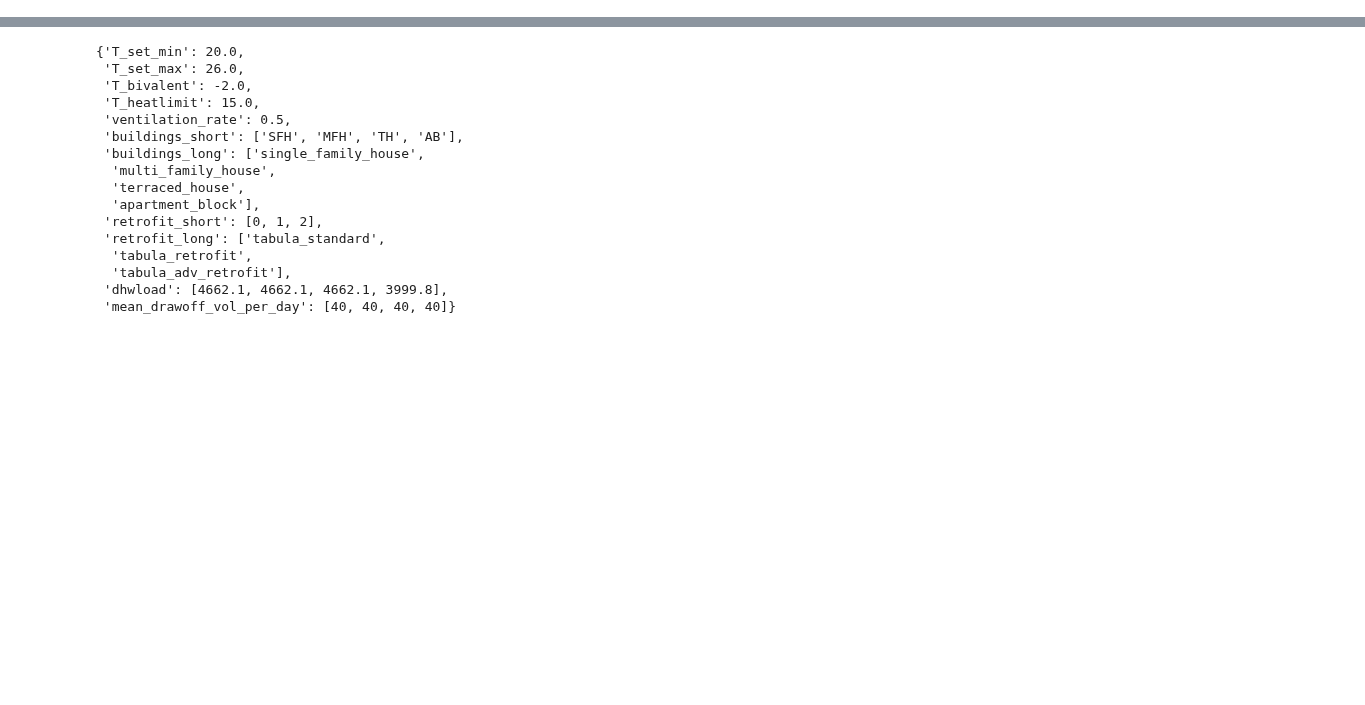
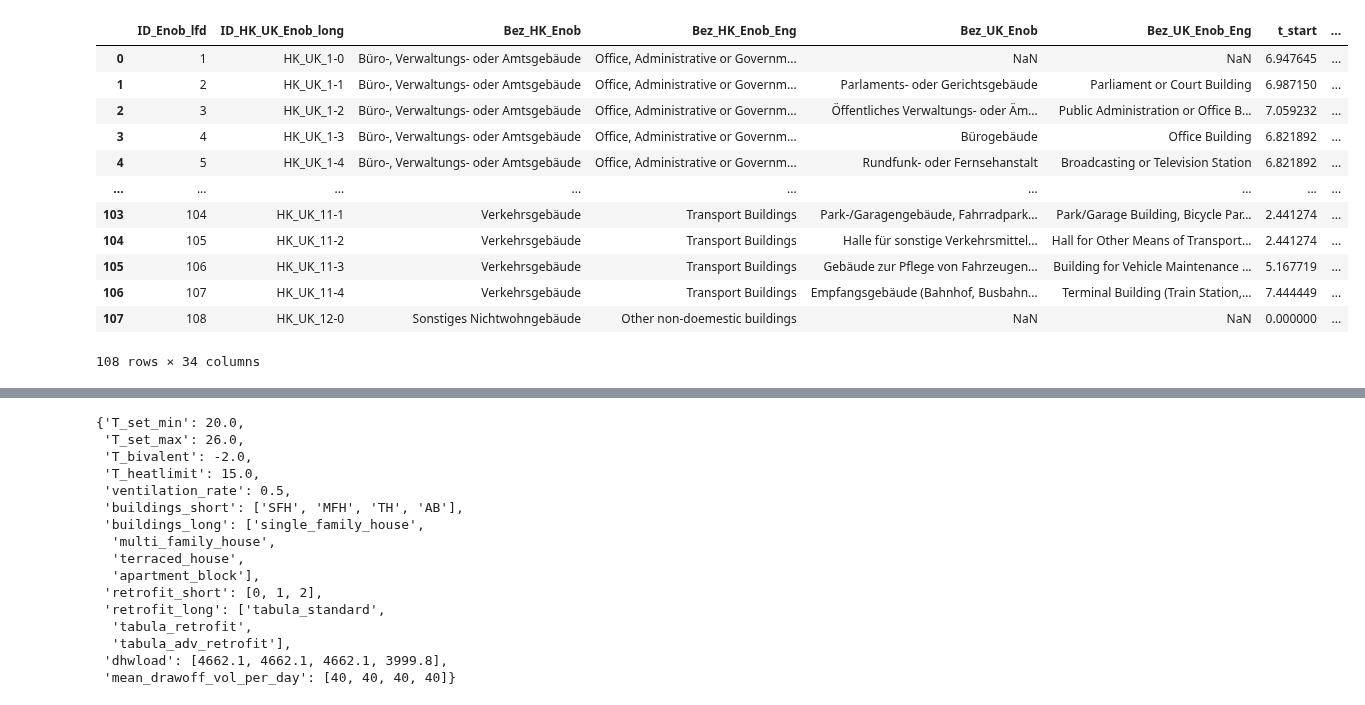
Before and after one commit to RWTH-EBC/districtgenerator, a Jupyter notebook: test.ipynb, the cells around one changed output, grey strips where cells are left out. Cells and saved outputs as stored; diff of their text form; code cells hidden in the pictures; blank space fills up the shorter version.

```diff
--- a/test.ipynb
+++ b/test.ipynb
@@ -82,0 +81,18 @@ vars(appliances)
+# %%
+data = pd.read_excel(r'C:\Users\felix\Programmieren\tecdm\src\districtgenerator\data\Non-domestic-multi-zone-average-usage-profiles-for-Germany.xlsx')
+# %%
+data
+# %% [output]
+|  | ID_Enob_lfd | ID_HK_UK_Enob_long | Bez_HK_Enob | Bez_HK_Enob_Eng | Bez_UK_Enob | Bez_UK_Enob_Eng | t_start | ... |
+| 0 | 1 | HK_UK_1-0 | Büro-, Verwaltungs- oder Amtsgebäude | Office, Administrative or Governm... | NaN | NaN | 6.947645 | ... |
+| 1 | 2 | HK_UK_1-1 | Büro-, Verwaltungs- oder Amtsgebäude | Office, Administrative or Governm... | Parlaments- oder Gerichtsgebäude | Parliament or Court Building | 6.987150 | ... |
+| 2 | 3 | HK_UK_1-2 | Büro-, Verwaltungs- oder Amtsgebäude | Office, Administrative or Governm... | Öffentliches Verwaltungs- oder Äm... | Public Administration or Office B... | 7.059232 | ... |
+| 3 | 4 | HK_UK_1-3 | Büro-, Verwaltungs- oder Amtsgebäude | Office, Administrative or Governm... | Bürogebäude | Office Building | 6.821892 | ... |
+| 4 | 5 | HK_UK_1-4 | Büro-, Verwaltungs- oder Amtsgebäude | Office, Administrative or Governm... | Rundfunk- oder Fernsehanstalt | Broadcasting or Television Station | 6.821892 | ... |
+| ... | ... | ... | ... | ... | ... | ... | ... | ... |
+| 103 | 104 | HK_UK_11-1 | Verkehrsgebäude | Transport Buildings | Park-/Garagengebäude, Fahrradpark... | Park/Garage Building, Bicycle Par... | 2.441274 | ... |
+| 104 | 105 | HK_UK_11-2 | Verkehrsgebäude | Transport Buildings | Halle für sonstige Verkehrsmittel... | Hall for Other Means of Transport... | 2.441274 | ... |
+| 105 | 106 | HK_UK_11-3 | Verkehrsgebäude | Transport Buildings | Gebäude zur Pflege von Fahrzeugen... | Building for Vehicle Maintenance ... | 5.167719 | ... |
+| 106 | 107 | HK_UK_11-4 | Verkehrsgebäude | Transport Buildings | Empfangsgebäude (Bahnhof, Busbahn... | Terminal Building (Train Station,... | 7.444449 | ... |
+| 107 | 108 | HK_UK_12-0 | Sonstiges Nichtwohngebäude | Other non-doemestic buildings | NaN | NaN | 0.000000 | ... |
+108 rows × 34 columns
```
Also changed, not shown: parts of 10 cells of this notebook, 10 other files.
